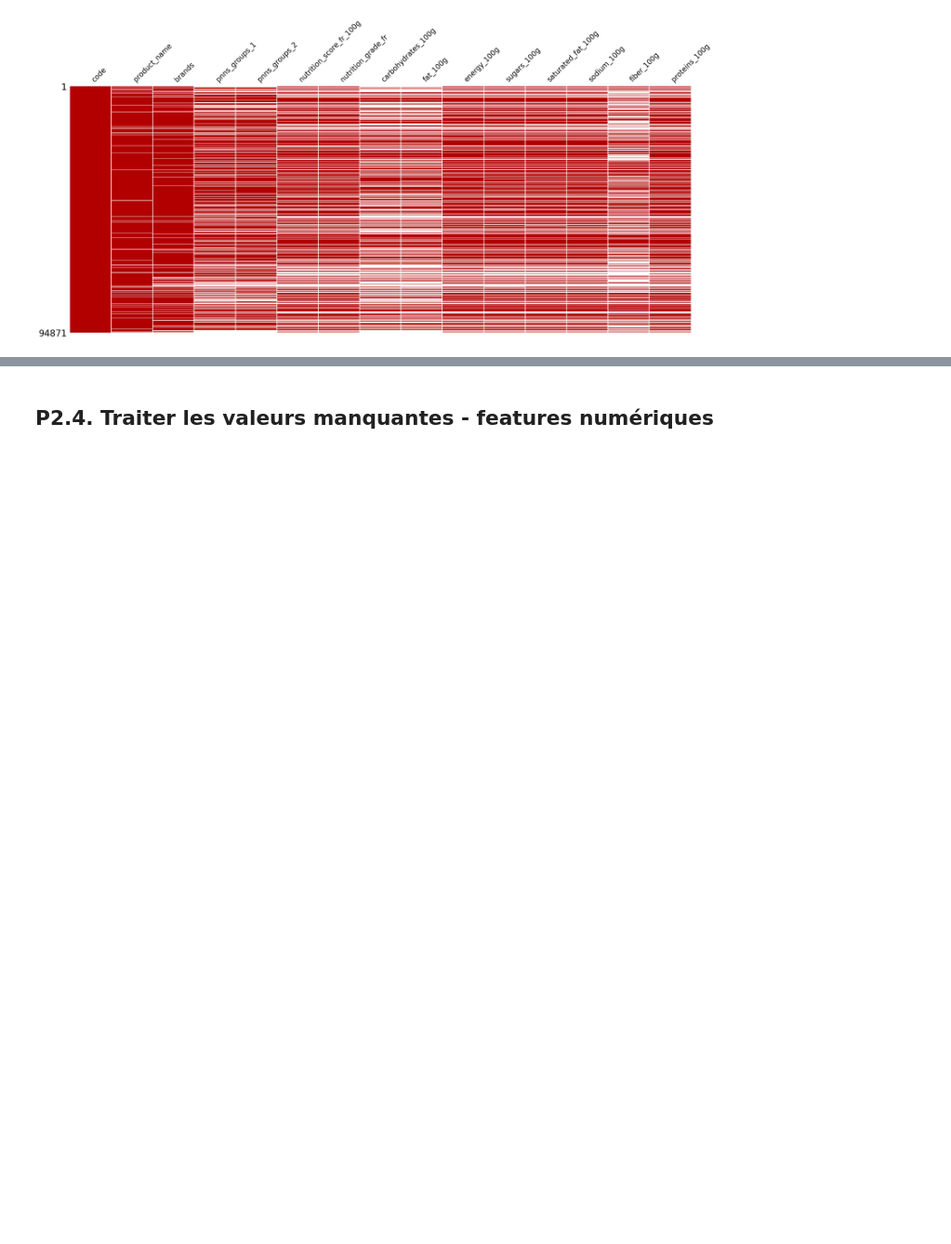
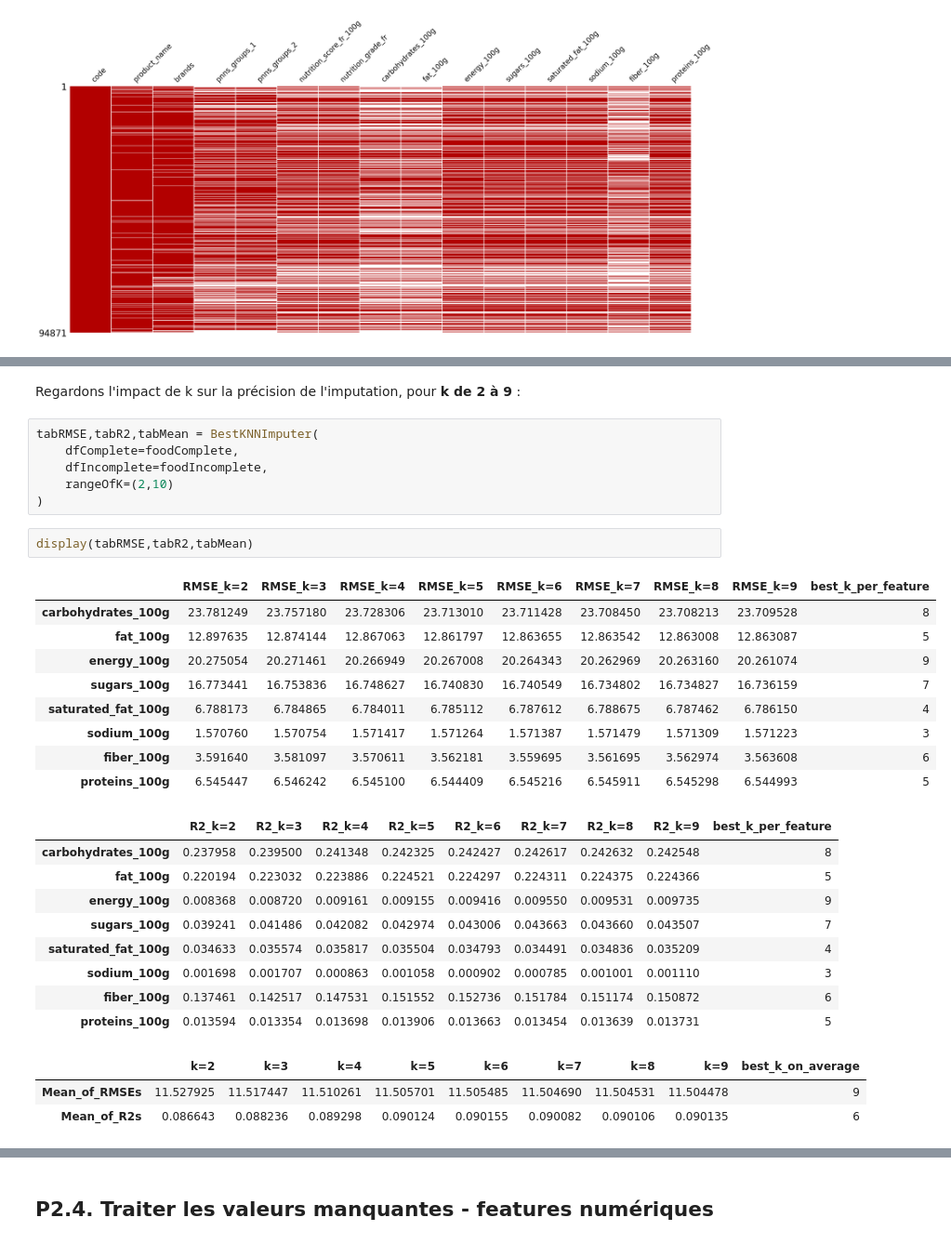
Before and after one commit to ClementPatin/OC-P3, a Jupyter notebook: Patin_Clement_1_notebook_052023.ipynb, the cells around one changed output, grey strips where cells are left out. Shown at 93% size. Cells and saved outputs as stored; diff of their text form; blank space fills up the shorter version.

```diff
--- a/Patin_Clement_1_notebook_052023.ipynb
+++ b/Patin_Clement_1_notebook_052023.ipynb
@@ -1093,0 +1264,32 @@ dtype: int64
+# %% [markdown]
+Regardons l'impact de k sur la précision de l'imputation, pour **k de 2 à 9** :
+# %%
+tabRMSE,tabR2,tabMean = BestKNNImputer(
+    dfComplete=foodComplete,
+    dfIncomplete=foodIncomplete,
+    rangeOfK=(2,10)
+)
+# %%
+display(tabRMSE,tabR2,tabMean)
+# %% [output]
+|  | RMSE_k=2 | RMSE_k=3 | RMSE_k=4 | RMSE_k=5 | RMSE_k=6 | RMSE_k=7 | RMSE_k=8 | RMSE_k=9 | best_k_per_feature |
+| carbohydrates_100g | 23.781249 | 23.757180 | 23.728306 | 23.713010 | 23.711428 | 23.708450 | 23.708213 | 23.709528 | 8 |
+| fat_100g | 12.897635 | 12.874144 | 12.867063 | 12.861797 | 12.863655 | 12.863542 | 12.863008 | 12.863087 | 5 |
+| energy_100g | 20.275054 | 20.271461 | 20.266949 | 20.267008 | 20.264343 | 20.262969 | 20.263160 | 20.261074 | 9 |
+| sugars_100g | 16.773441 | 16.753836 | 16.748627 | 16.740830 | 16.740549 | 16.734802 | 16.734827 | 16.736159 | 7 |
+| saturated_fat_100g | 6.788173 | 6.784865 | 6.784011 | 6.785112 | 6.787612 | 6.788675 | 6.787462 | 6.786150 | 4 |
+| sodium_100g | 1.570760 | 1.570754 | 1.571417 | 1.571264 | 1.571387 | 1.571479 | 1.571309 | 1.571223 | 3 |
+| fiber_100g | 3.591640 | 3.581097 | 3.570611 | 3.562181 | 3.559695 | 3.561695 | 3.562974 | 3.563608 | 6 |
+| proteins_100g | 6.545447 | 6.546242 | 6.545100 | 6.544409 | 6.545216 | 6.545911 | 6.545298 | 6.544993 | 5 |
+|  | R2_k=2 | R2_k=3 | R2_k=4 | R2_k=5 | R2_k=6 | R2_k=7 | R2_k=8 | R2_k=9 | best_k_per_feature |
+| carbohydrates_100g | 0.237958 | 0.239500 | 0.241348 | 0.242325 | 0.242427 | 0.242617 | 0.242632 | 0.242548 | 8 |
+| fat_100g | 0.220194 | 0.223032 | 0.223886 | 0.224521 | 0.224297 | 0.224311 | 0.224375 | 0.224366 | 5 |
+| energy_100g | 0.008368 | 0.008720 | 0.009161 | 0.009155 | 0.009416 | 0.009550 | 0.009531 | 0.009735 | 9 |
+| sugars_100g | 0.039241 | 0.041486 | 0.042082 | 0.042974 | 0.043006 | 0.043663 | 0.043660 | 0.043507 | 7 |
+| saturated_fat_100g | 0.034633 | 0.035574 | 0.035817 | 0.035504 | 0.034793 | 0.034491 | 0.034836 | 0.035209 | 4 |
+| sodium_100g | 0.001698 | 0.001707 | 0.000863 | 0.001058 | 0.000902 | 0.000785 | 0.001001 | 0.001110 | 3 |
+| fiber_100g | 0.137461 | 0.142517 | 0.147531 | 0.151552 | 0.152736 | 0.151784 | 0.151174 | 0.150872 | 6 |
+| proteins_100g | 0.013594 | 0.013354 | 0.013698 | 0.013906 | 0.013663 | 0.013454 | 0.013639 | 0.013731 | 5 |
+|  | k=2 | k=3 | k=4 | k=5 | k=6 | k=7 | k=8 | k=9 | best_k_on_average |
+| Mean_of_RMSEs | 11.527925 | 11.517447 | 11.510261 | 11.505701 | 11.505485 | 11.504690 | 11.504531 | 11.504478 | 9 |
+| Mean_of_R2s | 0.086643 | 0.088236 | 0.089298 | 0.090124 | 0.090155 | 0.090082 | 0.090106 | 0.090135 | 6 |
```
Also changed, not shown: parts of 46 cells of this notebook.
